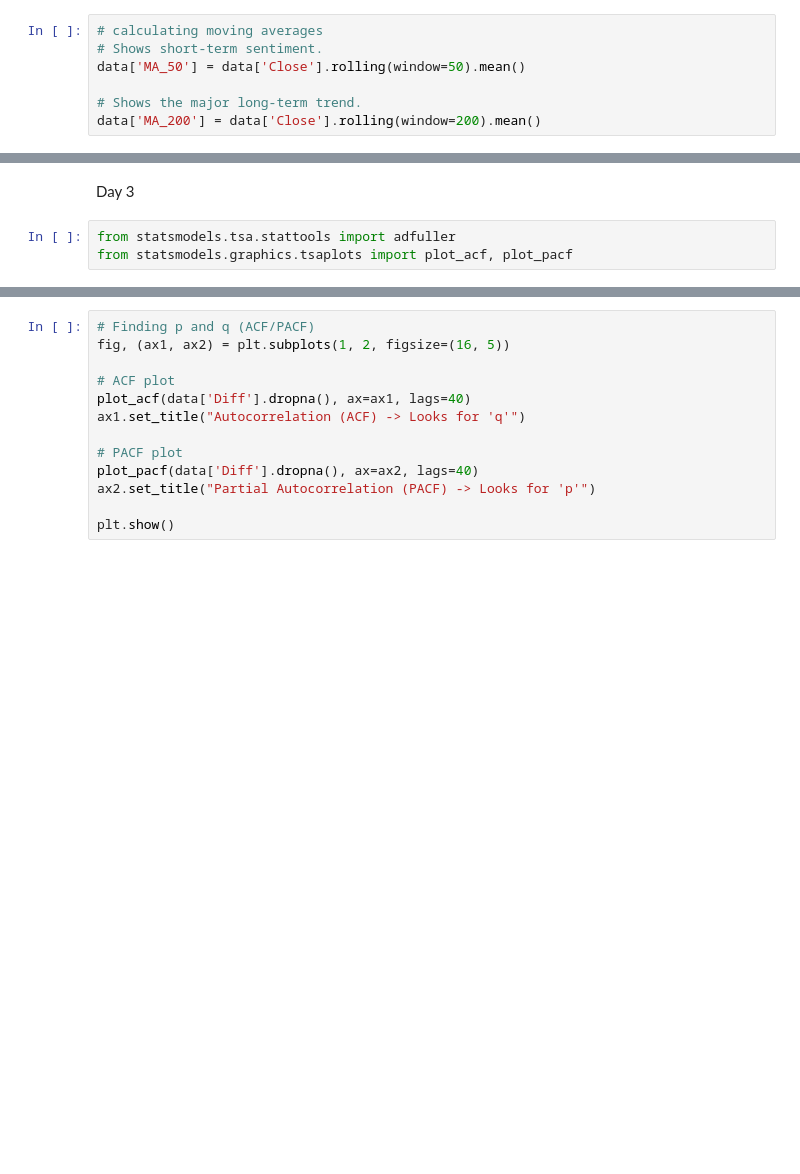
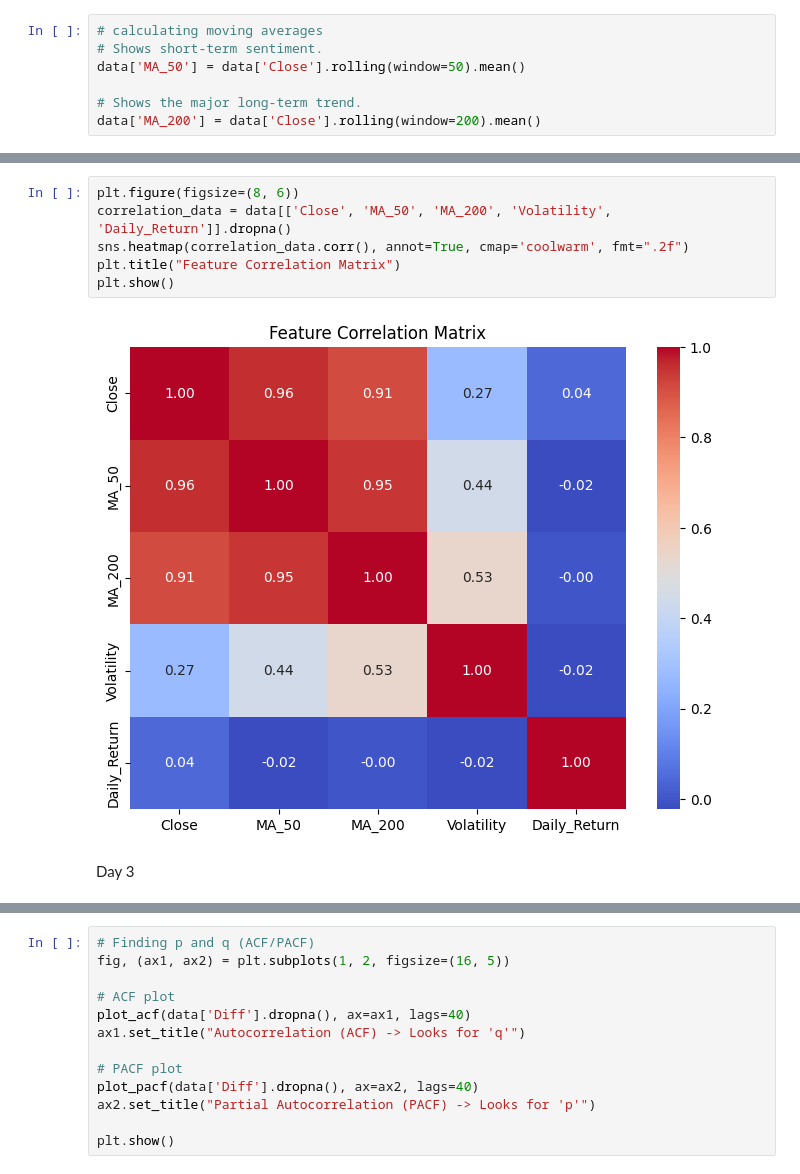
Before and after one commit to hardiksharma2005/Time-series-forcasting, a Jupyter notebook: Time_Series_Forcasting_project.ipynb, the cells around one changed output, grey strips where cells are left out. Saved outputs shown, nothing was run; the diff lists cells and outputs as text; blank space fills up the shorter version.

```diff
--- a/Time_Series_Forcasting_project.ipynb
+++ b/Time_Series_Forcasting_project.ipynb
@@ -106,5 +86,10 @@ plt.show()
+# %%
+plt.figure(figsize=(8, 6))
+correlation_data = data[['Close', 'MA_50', 'MA_200', 'Volatility', 'Daily_Return']].dropna()
+sns.heatmap(correlation_data.corr(), annot=True, cmap='coolwarm', fmt=".2f")
+plt.title("Feature Correlation Matrix")
+plt.show()
+# %% [output]
+[figure, added]
 # %% [markdown]
 Day 3
-# %%
-from statsmodels.tsa.stattools import adfuller
-from statsmodels.graphics.tsaplots import plot_acf, plot_pacf
```
Also changed, not shown: parts of 20 cells of this notebook.
